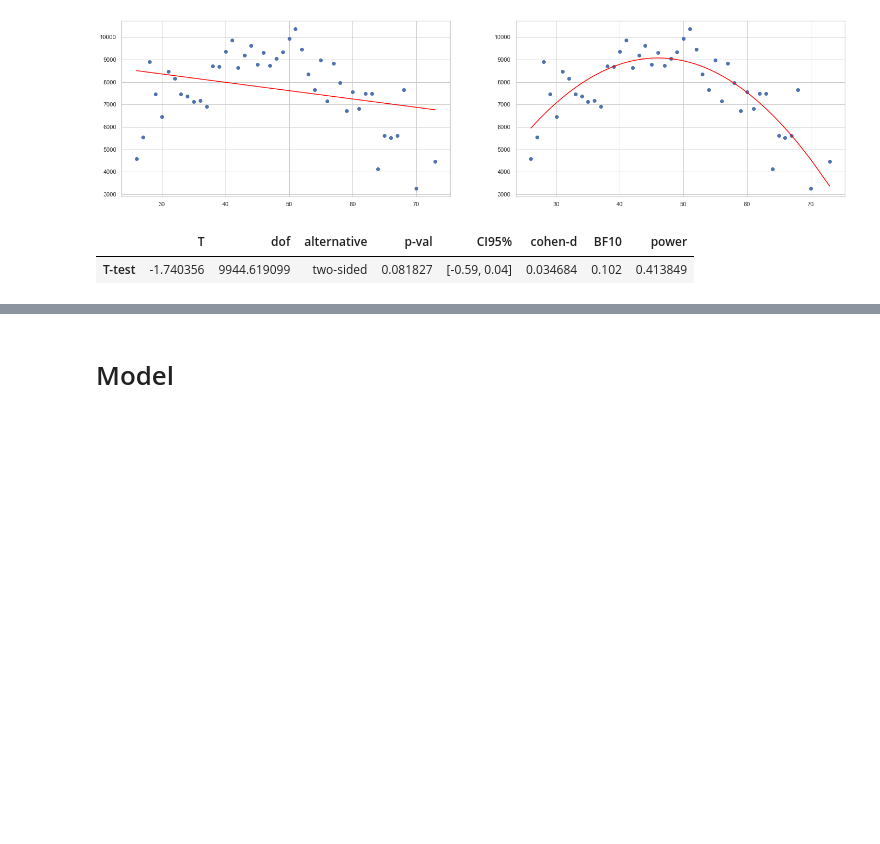
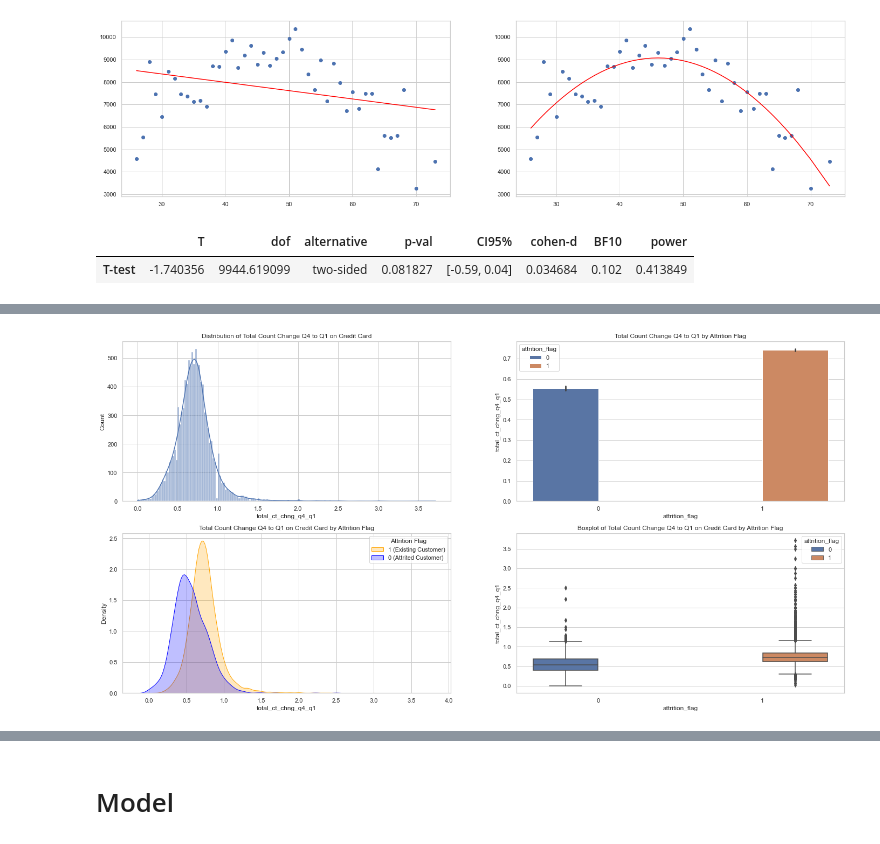
Before and after one commit to leonardoccarv/ChurnBankDetection, a Jupyter notebook: ChurnBankDetection.ipynb, the cells around one changed output, grey strips where cells are left out. Saved outputs shown, nothing was run; the diff lists cells and outputs as text; code cells hidden in the pictures; blank space fills up the shorter version.

```diff
--- a/ChurnBankDetection.ipynb
+++ b/ChurnBankDetection.ipynb
@@ -388,0 +565,22 @@ pg.ttest(
+# %%
+plt.figure(figsize=(24,12))
+
+plt.subplot(2, 2, 1)
+sns.histplot(df.total_ct_chng_q4_q1, kde=True)
+plt.title('Distribution of Total Count Change Q4 to Q1 on Credit Card')
+
+plt.subplot(2, 2, 2)
+sns.barplot(x='attrition_flag',y='total_ct_chng_q4_q1', data=df, hue=df.attrition_flag)
+plt.title('Total Count Change Q4 to Q1 by Attrition Flag')
+
+plt.subplot(2, 2, 3)
+sns.kdeplot(df[df['attrition_flag'] == 1]['total_ct_chng_q4_q1'], label=1, color='orange', shade=True)
+sns.kdeplot(df[df['attrition_flag'] == 0]['total_ct_chng_q4_q1'], label=0, color='blue', shade=True)
+plt.title('Total Count Change Q4 to Q1 on Credit Card by Attrition Flag')
+plt.legend(title='Attrition Flag', labels=['1 (Existing Customer)', '0 (Attrited Customer)'])
+
+plt.subplot(2, 2, 4)
+sns.boxplot(x='attrition_flag',y='total_ct_chng_q4_q1', data=df, hue=df.attrition_flag)
+plt.title('Boxplot of Total Count Change Q4 to Q1 on Credit Card by Attrition Flag');
+# %% [output]
+[figure, added]
```
Also changed, not shown: parts of 30 cells of this notebook.
